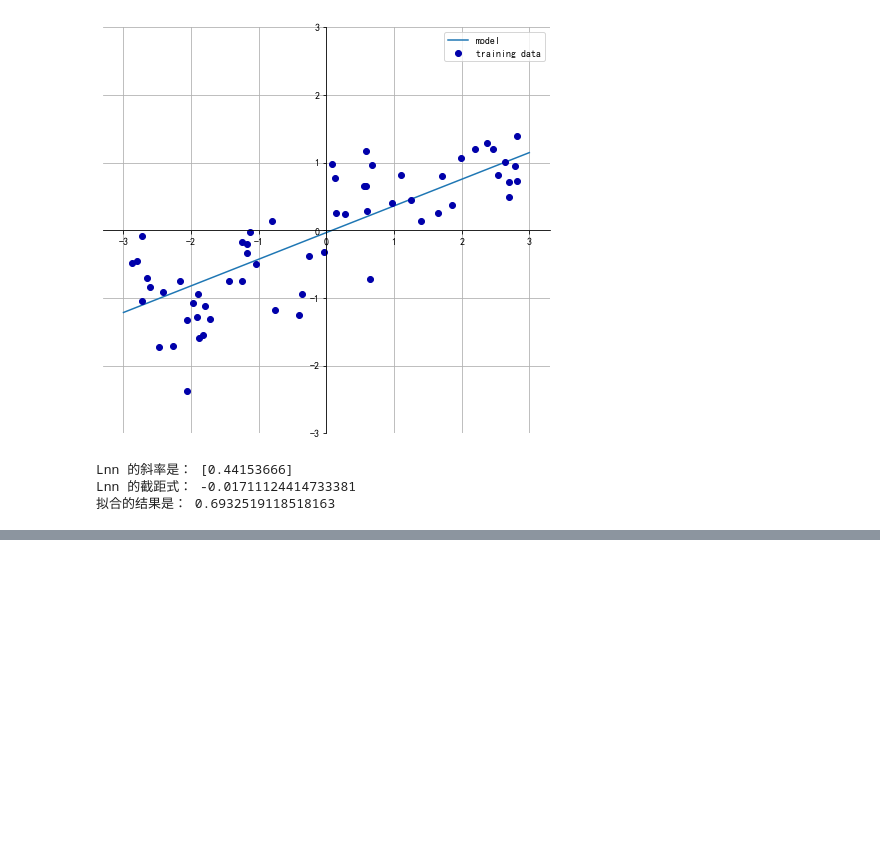
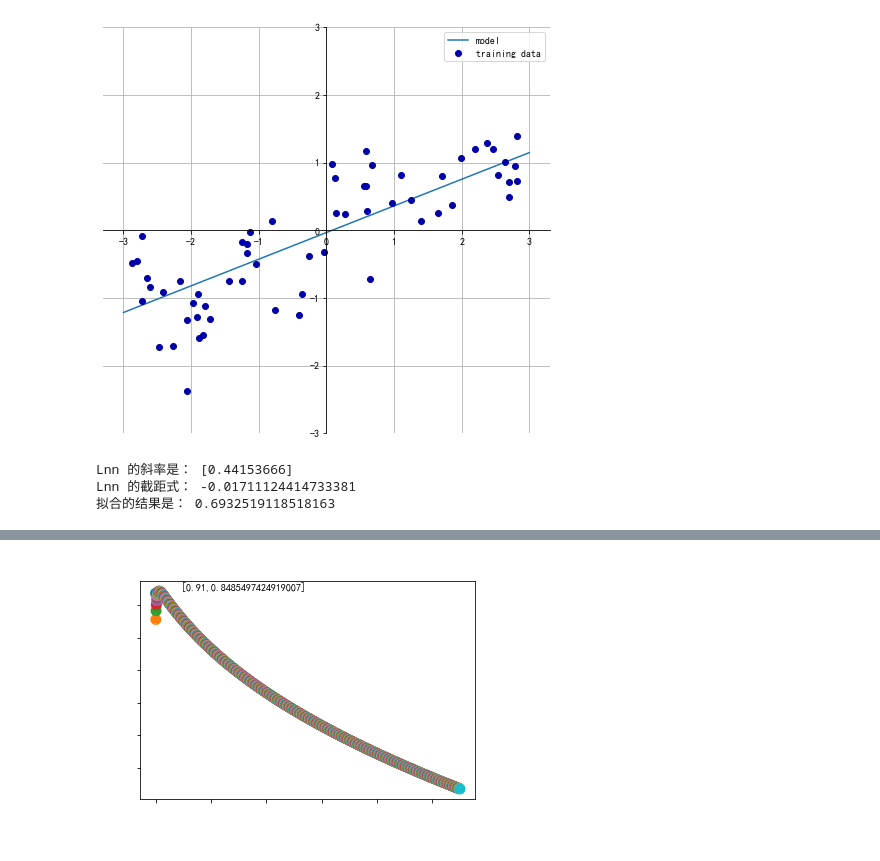
Before and after one commit to mushroomouou/Python, a Jupyter notebook: MechineLearing/Python机器学习基础教程(学习笔记)/Section2_SuperVised_Learning.ipynb, the cells around one changed output, grey strips where cells are left out. Drawn from its saved outputs; the diff is of its cells as text; code cells hidden in the pictures; blank space fills up the shorter version.

```diff
--- a/MechineLearing/Python机器学习基础教程(学习笔记)/Section2_SuperVised_Learning.ipynb
+++ b/MechineLearing/Python机器学习基础教程(学习笔记)/Section2_SuperVised_Learning.ipynb
@@ -299,0 +303,9 @@ Lnn 的截距式： -0.01711124414733381
+# %%
+from sklearn.linear_model import Ridge
+x,y = mglearn.datasets.load_extended_boston()
+
+x7_train, x7_test, y7_train, y7_test = train_test_split(x,y)
+lr = LinearRegression().fit(x7_train,y7_train)
+rg = Ridge().fit(x7_train, y7_train)
+print("train sequence result is {}\n\t\n test sequence result is {}".format(lr.score(x7_train,y7_train),lr.score(x7_test,y7_test)))
+print("train sequence result is {}\n\t\n test sequence result is {}".format(rg.score(x7_train,y7_train),rg.score(x7_test,y7_test)))
@@ -320,0 +350,23 @@ print("岭回归的拟合结果是：{}\n\t{}".format(Rig_boston.score(x6_test,y
+# %%
+# 波士顿房价分析：
+x1,y1 = mglearn.datasets.load_extended_boston()
+x8_train, x8_test, y8_train, y8_test = train_test_split(x1,y1)
+yscore:list = []
+xindex:list = []
+plt.figure()
+for x_toolman in np.arange(0,11,0.01):
+    rig_boston_2 = Ridge(alpha=x_toolman).fit(x8_train,y8_train)
+    rig_boston_2_score = rig_boston_2.score(x8_test,y8_test)
+    plt.scatter(x_toolman,rig_boston_2_score,linestyle='--',linewidth=5)
+    yscore.append(rig_boston_2_score)
+    xindex.append(x_toolman)
+xindex = np.cumsum(xindex)
+note:str = "[" + str(xindex[np.argmax(yscore)]) + ',' + str(np.max(yscore)) + ']'
+plt.annotate(note,xy=(xindex[np.argmax(yscore)],np.max(yscore)))
+plt.xticks(c='white',fontsize=15)
+plt.yticks(c='white',fontsize=15)
+plt.xlabel('alpha',fontsize=20,c='white')
+plt.title('alpha parameter',c='white',fontsize=20)
+plt.show()
+# %% [output]
+[figure, added]
```
Also changed, not shown: parts of 10 cells of this notebook, 1 other file.
